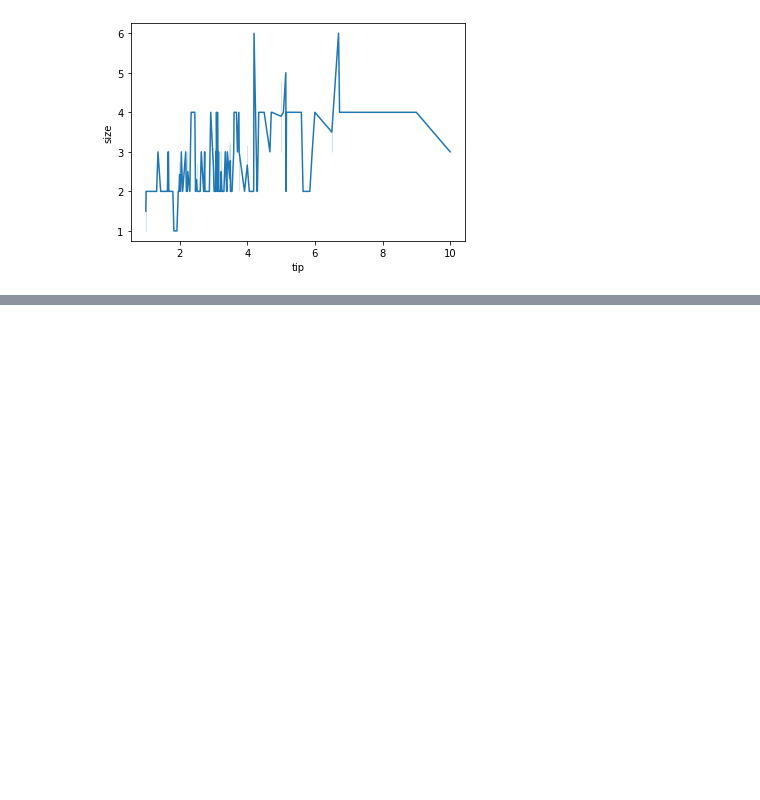
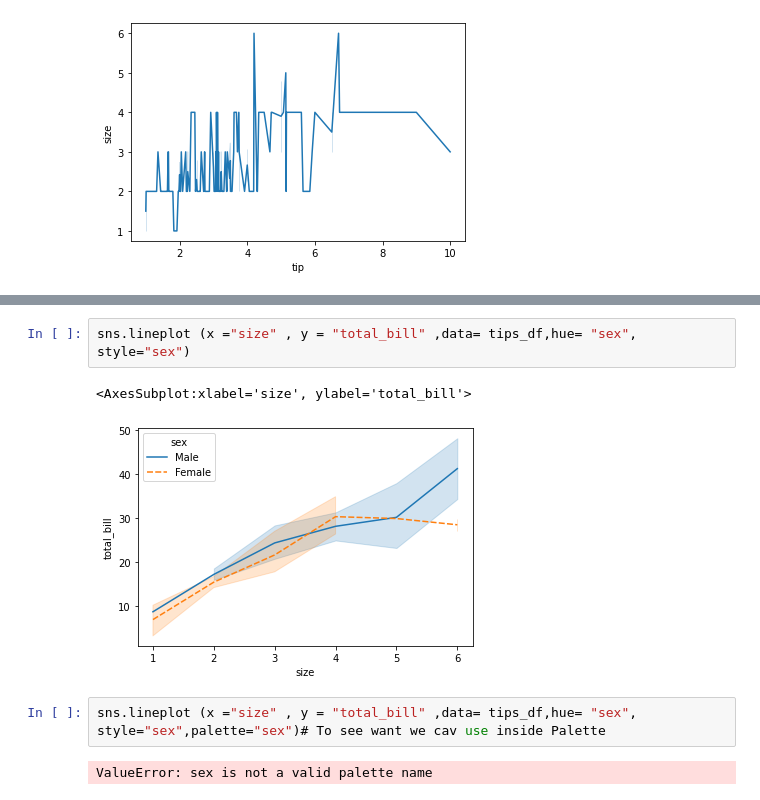
Before and after one commit to satya-ranjan/ML, a Jupyter notebook: Seaborn/Line plot.ipynb, the cells around one changed output, grey strips where cells are left out. Drawn from its saved outputs; the diff is of its cells as text; blank space fills up the shorter version.

```diff
--- a/Seaborn/Line plot.ipynb
+++ b/Seaborn/Line plot.ipynb
@@ -52,0 +58,9 @@ sns.lineplot (x ="size" , y = "total_bill" ,data= tips_df)
+# %%
+sns.lineplot (x ="size" , y = "total_bill" ,data= tips_df,hue= "sex", style="sex")
+# %% [output]
+<AxesSubplot:xlabel='size', ylabel='total_bill'>
+[figure, added]
+# %%
+sns.lineplot (x ="size" , y = "total_bill" ,data= tips_df,hue= "sex", style="sex",palette="sex")# To see want we cav use inside Palette
+# %% [output]
+ValueError: sex is not a valid palette name
```
Also changed, not shown: parts of 6 cells of this notebook.
